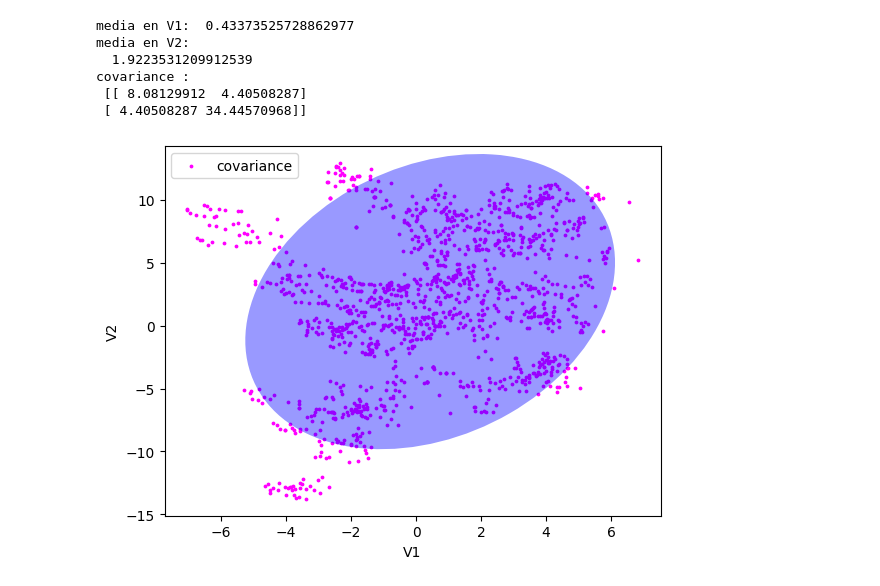
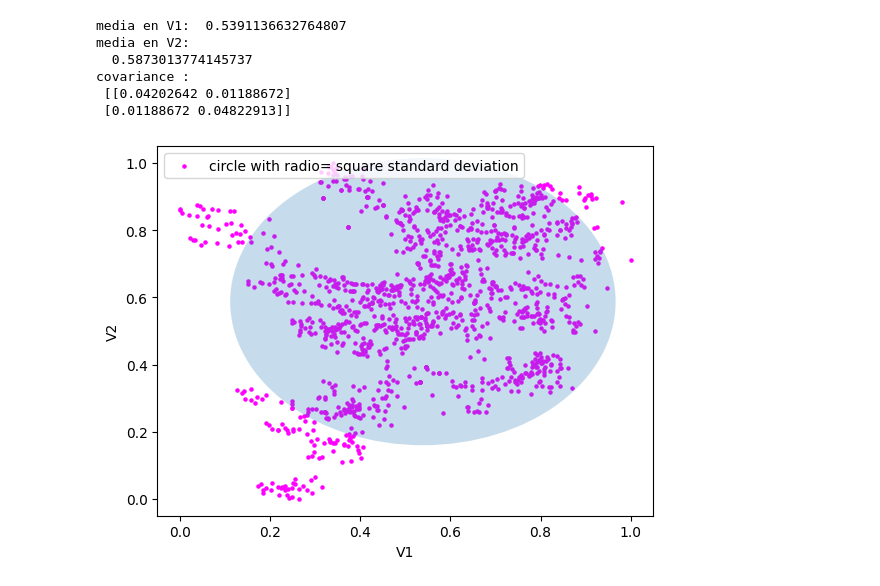
Before and after one commit to irenediaz1974/Portfolio2023, a Jupyter notebook: KMeans_Notebook/scatter_circle.ipynb, the cells around one changed output. Cells and saved outputs as stored; diff of their text form; code cells hidden in the pictures.

```diff
--- a/KMeans_Notebook/scatter_circle.ipynb
+++ b/KMeans_Notebook/scatter_circle.ipynb
@@ -6,3 +7,8 @@ import matplotlib.transforms as transforms
 # %%
 file_to_read="Banknote.csv"
 df_banknote=pd.read_csv(file_to_read)
+# %%
+min_data=np.min(df_banknote,0)
+max_data=np.max(df_banknote,0)
+normed_data=(df_banknote- min_data)/ (max_data- min_data)
+normed_data.head()
@@ -9,43 +22,33 @@ df_banknote=pd.read_csv(file_to_read)
 # %%
 
-sdata=  np.array(df_banknote)
-
-# data posee 3 columnas masa, peso y genero revisar
+sdata=  np.array(normed_data)
 
 fig, ax = plt.subplots()
-
-def get_cord_circle(x, y, nstd):
-
-    # the circle is located in the mean of V1 and V2
-
-    return Circle(x, y, nstd, alpha=0.25)
-
 
 colours =['magenta', 'blue']
 
 V1_mean = np.mean(sdata[:,0])
 print ("media en V1: ", V1_mean)
 V2_mean = np.mean(sdata[:,1])
 print ("media en V2: \n ", V2_mean)
 cov = np.cov(sdata[:,0], sdata[:,1])
 print ("covariance : \n", cov)
-nstd = np.std(sdata)
+nstd = (np.std(sdata))* 2
 ax.scatter(sdata[:,0], sdata[:,1],  color="magenta",
-               label="covariance", s=3)
-e = get_cord_circle((V1_mean, V2_mean), nstd * 2)
+               label="circle with radio= square standard deviation", s=5)
+e = Circle (xy=(V1_mean, V2_mean), radius=nstd, alpha =0.25)
 
 ax.add_artist(e)
-
 
 ax.set_xlabel('V1')
 ax.set_ylabel('V2')
 ax.legend(loc='upper left', scatterpoints=1)
 plt.show()
 # %% [output]
-media en V1:  0.43373525728862977
+media en V1:  0.5391136632764807
 media en V2:
-  1.9223531209912539
+  0.5873013774145737
 covariance :
- [[ 8.08129912  4.40508287]
- [ 4.40508287 34.44570968]]
+ [[0.04202642 0.01188672]
+ [0.01188672 0.04822913]]
-[figure, old version]
+[figure, new version]
```
Also changed, not shown: parts of 3 cells of this notebook, 2 other files.
